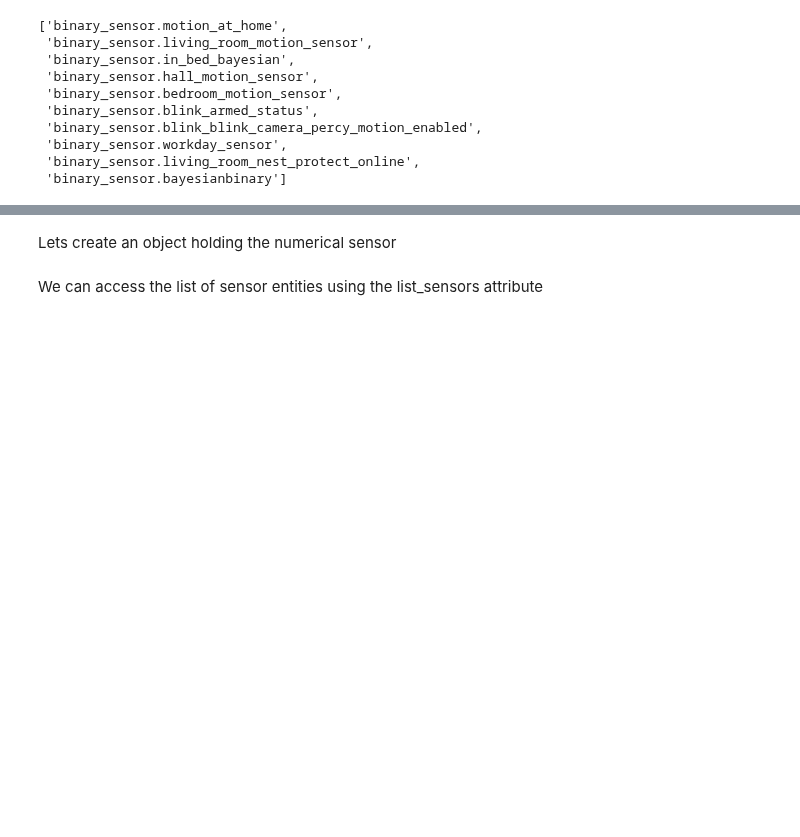
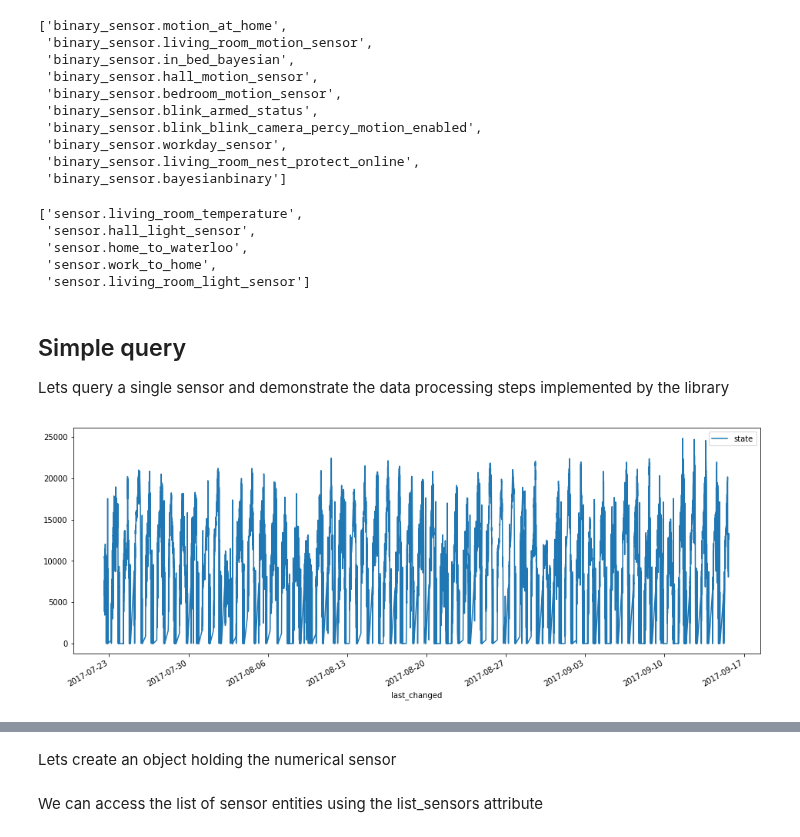
Before and after one commit to robmarkcole/HASS-data-detective, a Jupyter notebook: usage/Usage of detective.ipynb, the cells around one changed output, grey strips where cells are left out. Drawn from its saved outputs; the diff is of its cells as text; code cells hidden in the pictures; blank space fills up the shorter version.

```diff
--- a/usage/Usage of detective.ipynb
+++ b/usage/Usage of detective.ipynb
@@ -72,3 +73,33 @@ db.entities['binary_sensor']
  'binary_sensor.workday_sensor',
  'binary_sensor.living_room_nest_protect_online',
  'binary_sensor.bayesianbinary']
+# %%
+db.entities['sensor'][15:20]
+# %% [output]
+['sensor.living_room_temperature',
+ 'sensor.hall_light_sensor',
+ 'sensor.home_to_waterloo',
+ 'sensor.work_to_home',
+ 'sensor.living_room_light_sensor']
+# %% [markdown]
+## Simple query
+
+Lets query a single sensor and demonstrate the data processing steps implemented by the library
+# %%
+query = text(
+    """
+    SELECT state, last_changed
+    FROM states
+    WHERE entity_id in ('sensor.hall_light_sensor')
+    AND NOT state='unknown'
+    """
+    )
+response = db.perform_query(query)
+df = pd.DataFrame(response.fetchall()) # Convert to dataframe
+df.columns = ['state', 'last_changed'] # Set the columns
+df = df.set_index('last_changed') # Set the index on datetime
+df.index = pd.to_datetime(df.index) # Convert string to datetime
+df = df.mask(df.eq('None')).dropna().astype(float) #  Convert state strings to floats for plotting
+df.plot(figsize=(16, 6));
+# %% [output]
+[figure, added]
```
Also changed, not shown: parts of 29 cells of this notebook, 1 other file.
